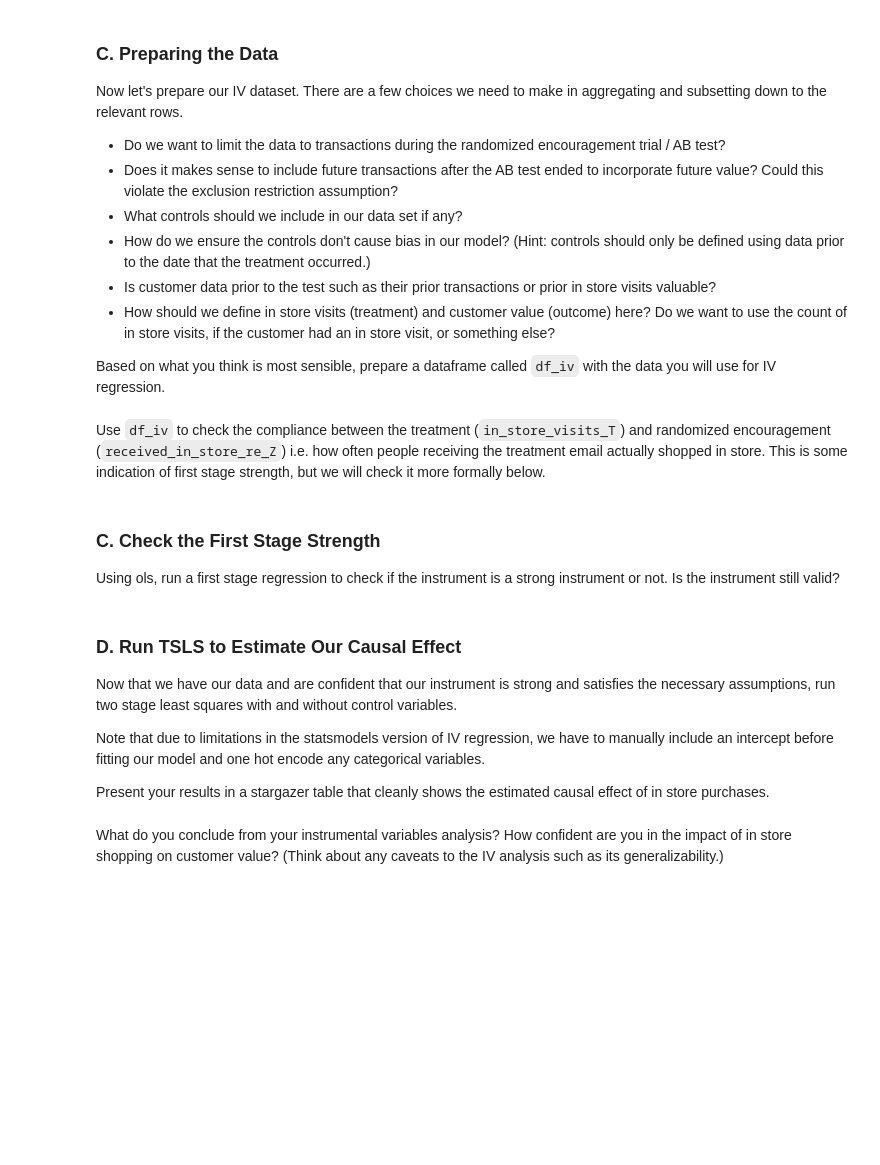
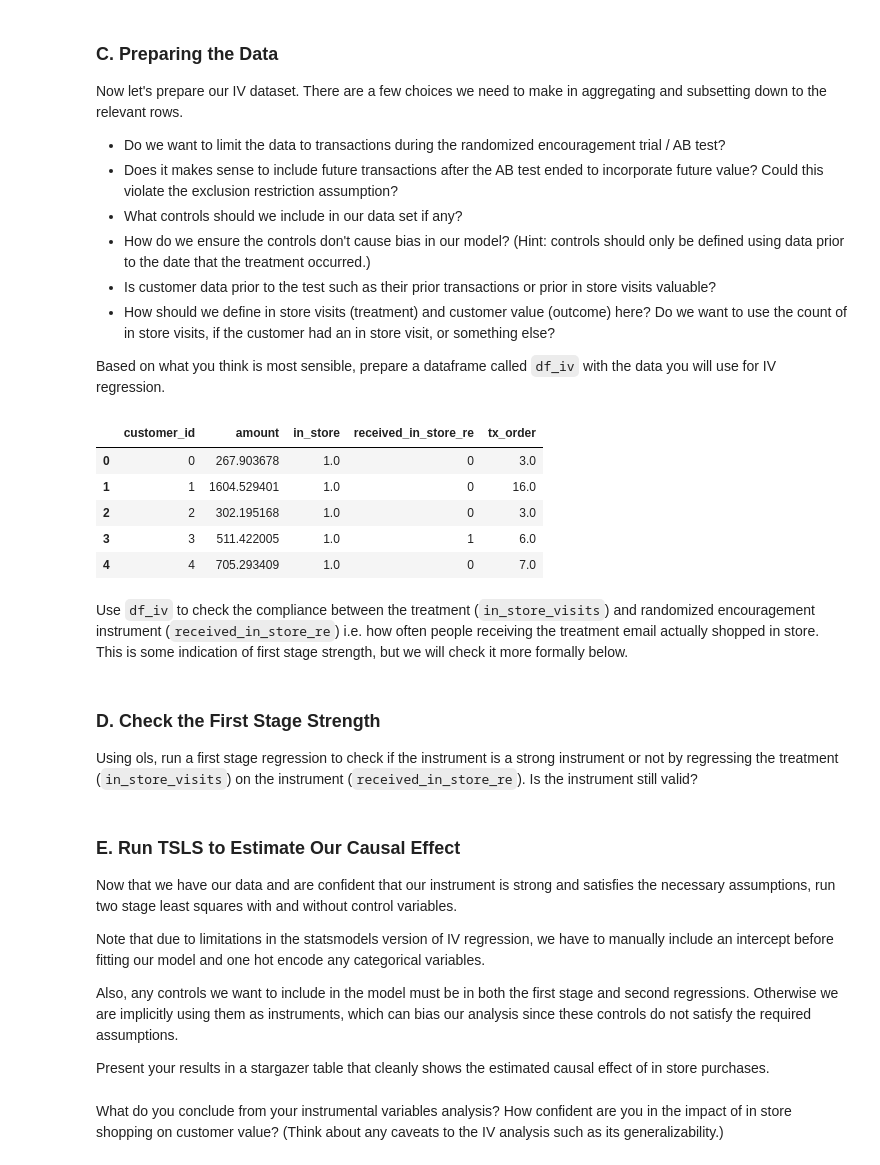
Before and after one commit to dsaber/co-rise-causal-inference, a Jupyter notebook: week2_project.ipynb, the cells around one changed output. Saved outputs shown, nothing was run; the diff lists cells and outputs as text; code cells hidden in the pictures; blank space fills up the shorter version.

```diff
--- a/week2_project.ipynb
+++ b/week2_project.ipynb
@@ -150,23 +157,47 @@ Based on what you think is most sensible, prepare a dataframe called `df_iv` wit
 # %%
 # date range covered by data set
 date_range = pd.date_range(start='2020-01-01', end='2022-12-31', freq='M')
 
 # time period covered by randomized encouragement trial
 randomized_encouragement_dates = [d.strftime('%Y-%m-%d') for d in date_range[10:13]]
 
 # TODO: write code to create df_iv
 df_iv = df.copy()
-# Ensure there are columns for customer_value_Y, in_store_visits_T, and received_in_store_re_Z along with various controls like age and income
+
+# Filter data to population receiving email / are part of AB test using received_re
 # df_iv =
+
+# Filter data to transactions during the AB test by subsetting to when tx_date is in randomized_encouragement_dates
+# df_iv =
+
+# Aggregate data to customer level to calculate Y, T, Z, and various confounders
+df_iv = df_iv.groupby(['customer_id']).agg({
+    'amount': 'sum', #Y: total amount spent by customer
+    'in_store': 'max', #T: whether customer had in store purchase or not; you could also define the treatment as mean or sum of in store transactions
+    'received_in_store_re': 'first', #Z: instrument for type of email received
+    'tx_order': 'max', #total transactions confounder
+    #add other confounders you think matter such as age, income, distance, etc.
+}).reset_index()
+
+# At this point you could also add more elaborate control variables like prior spend, etc.
+
+df_iv.head()
+# %% [output]
+|  | customer_id | amount | in_store | received_in_store_re | tx_order |
+| 0 | 0 | 267.903678 | 1.0 | 0 | 3.0 |
+| 1 | 1 | 1604.529401 | 1.0 | 0 | 16.0 |
+| 2 | 2 | 302.195168 | 1.0 | 0 | 3.0 |
+| 3 | 3 | 511.422005 | 1.0 | 1 | 6.0 |
+| 4 | 4 | 705.293409 | 1.0 | 0 | 7.0 |
 # %% [markdown]
-Use `df_iv` to check the compliance between the treatment (`in_store_visits_T`) and randomized encouragement (`received_in_store_re_Z`) i.e. how often people receiving the treatment email actually shopped in store. This is some indication of first stage strength, but we will check it more formally below.
+Use `df_iv` to check the compliance between the treatment (`in_store_visits`) and randomized encouragement instrument (`received_in_store_re`) i.e. how often people receiving the treatment email actually shopped in store. This is some indication of first stage strength, but we will check it more formally below.
 # %%
 # TODO: check for compliance (pd.crosstab may be useful)
 
 # The compliance rate should be above 60%
 # %% [markdown]
-### C. Check the First Stage Strength
+### D. Check the First Stage Strength
 
-Using ols, run a first stage regression to check if the instrument is a strong instrument or not. Is the instrument still valid?
+Using ols, run a first stage regression to check if the instrument is a strong instrument or not by regressing the treatment (`in_store_visits`) on the instrument (`received_in_store_re`). Is the instrument still valid?
 # %%
 # TODO: check first stage strength
@@ -173,11 +208,13 @@ Using ols, run a first stage regression to check if the instrument is a strong i
 
 # Your F Statistic in this first stage regression should be very large i.e. above 100.
 # %% [markdown]
-### D. Run TSLS to Estimate Our Causal Effect
+### E. Run TSLS to Estimate Our Causal Effect
 
 Now that we have our data and are confident that our instrument is strong and satisfies the necessary assumptions, run two stage least squares with and without control variables.
 
 Note that due to limitations in the statsmodels version of IV regression, we have to manually include an intercept before fitting our model and one hot encode any categorical variables.
 
+Also, any controls we want to include in the model must be in both the first stage and second regressions. Otherwise we are implicitly using them as instruments, which can bias our analysis since these controls do not satisfy the required assumptions.
+
 Present your results in a stargazer table that cleanly shows the estimated causal effect of in store purchases.
 # %%
```
Also changed, not shown: parts of 15 cells of this notebook, 1 other file.
